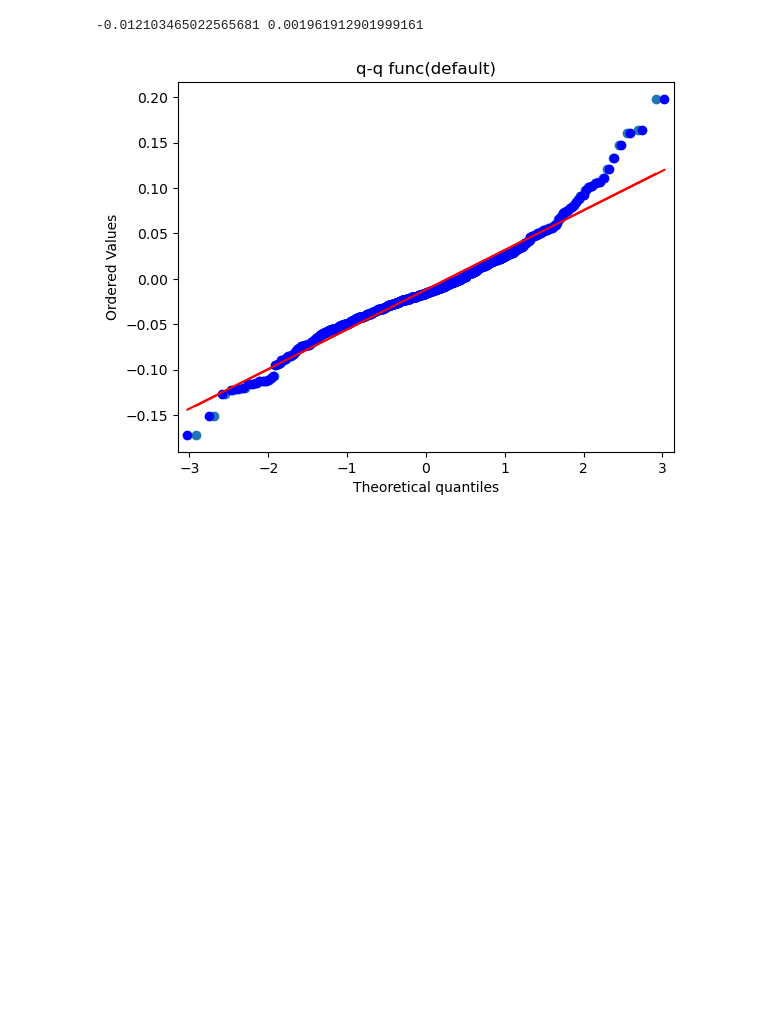
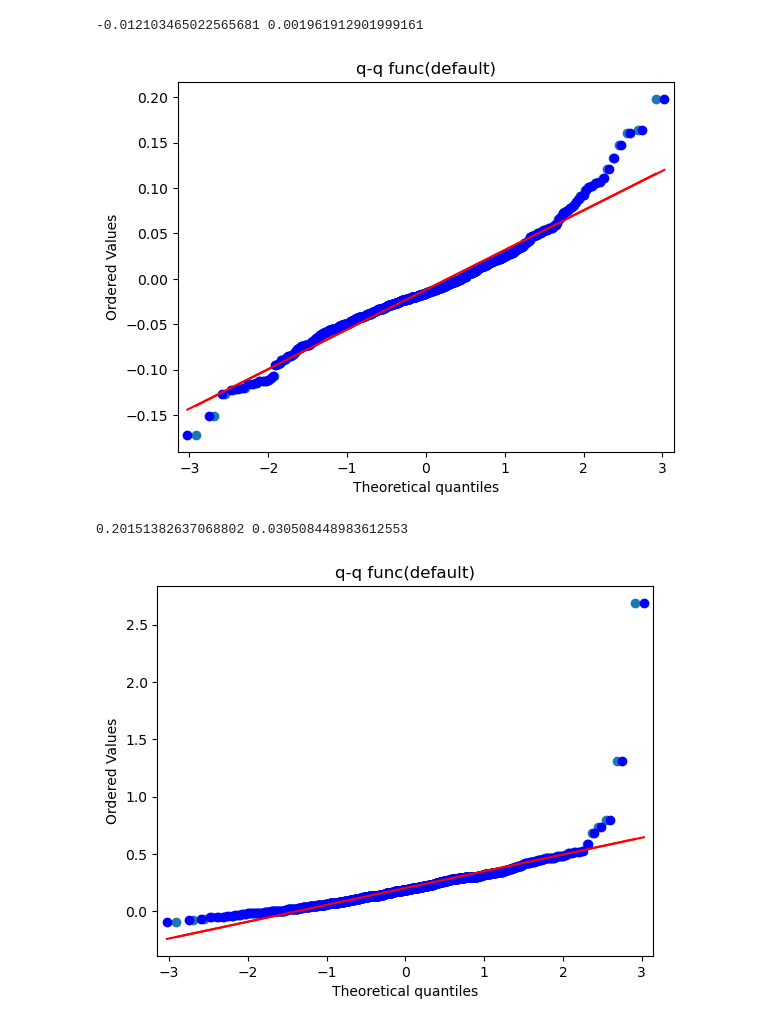
Before and after one commit to tanghulux/convertible_bond, a Jupyter notebook: src/qqplot.ipynb, the cells around one changed output. Cells and saved outputs as stored; diff of their text form; code cells hidden in the pictures; blank space fills up the shorter version.

```diff
--- a/src/qqplot.ipynb
+++ b/src/qqplot.ipynb
@@ -6,30 +6,49 @@ import numpy as np
 import matplotlib.pyplot as plt
 from scipy import stats
 import statsmodels.api as sm
 
 current_path = os.path.abspath('')
 df = pandas.read_excel(current_path + '/../data/data.xlsx')
 df['上市公告日期'] = pandas.to_datetime(df['上市公告日期'],format="%Y-%m-%d")
 # 2019年至2022年11月18日 共558只可转债
 start = pandas.Timestamp("2019-01-01")
 end = pandas.Timestamp("2022-11-18")
 df = df[(df['上市公告日期']>=start) & (df['上市公告日期']<=end)]
 df['T-2日至T日正股收益率'] = df.apply(lambda x : (x['T日均价'] - x['T-2日均价'])/x['T-2日均价'], axis=1)
 
 data = np.array(df['T-2日至T日正股收益率'])
 mean = np.sum(data) / (len(data)-1)
 segma = np.var(data, ddof=1)
 print(mean, segma)
 
 
 sm.qqplot(data, line='r')
 
 fig = stats.probplot(data, dist="norm", plot=plt)
 plt.title('q-q func(default)')
 
 
 
 plt.show()
+
+df['可转债上市当天成交均价'] = df.apply(lambda x : x['上市首日成交金额(万)']/(x['发行金额(万元)']*10*x['上市首日换手率(%)']) * 100 * 1000, axis=1)
+df['可转债上市当天涨跌幅'] = df.apply(lambda x : (x['可转债上市当天成交均价']-100)/100, axis=1)
+data = np.array(df['可转债上市当天涨跌幅'])
+mean = np.sum(data) / (len(data)-1)
+segma = np.var(data, ddof=1)
+print(mean, segma)
+
+
+sm.qqplot(data, line='r')
+
+fig = stats.probplot(data, dist="norm", plot=plt)
+plt.title('q-q func(default)')
+
+
+
+plt.show()
 # %% [output]
 -0.012103465022565681 0.001961912901999161
 [figure]
+0.20151382637068802 0.030508448983612553
+[figure, added]
```
Also changed, not shown: 2 other files.
